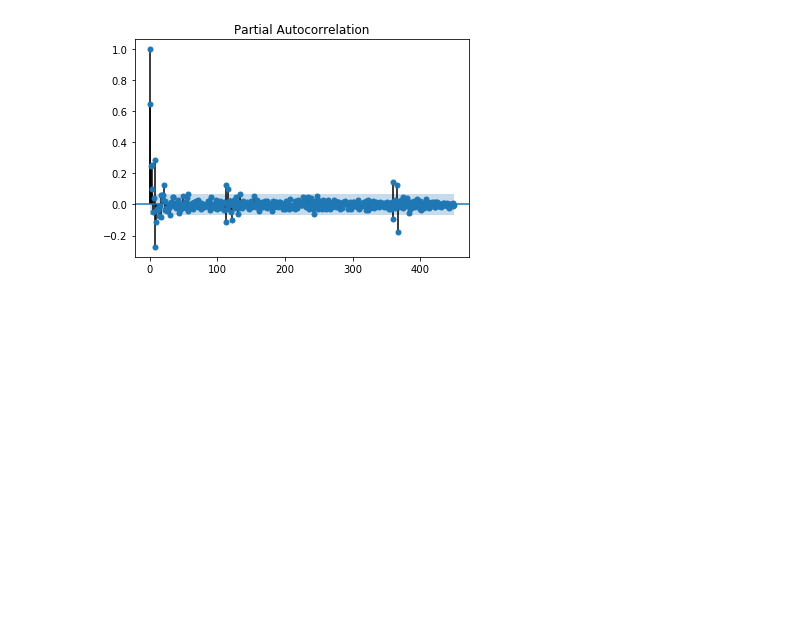
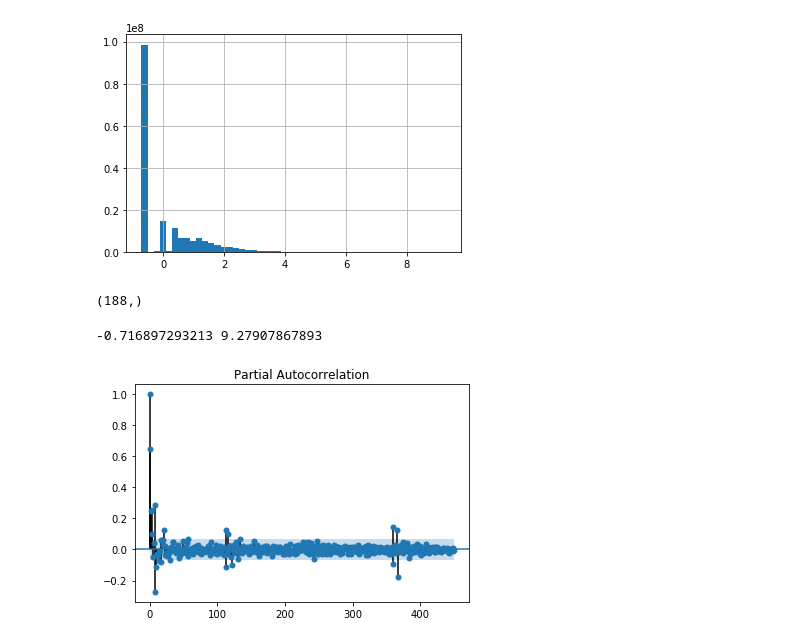
Before and after one commit to dchirikov/kg-favorita-grocery-sales-forecasting, a Jupyter notebook: 14-02.ipynb, the cells around one changed output. Cells and saved outputs as stored; diff of their text form; code cells hidden in the pictures; blank space fills up the shorter version.

```diff
--- a/14-02.ipynb
+++ b/14-02.ipynb
@@ -334,0 +437,5 @@ g_step: 1800 loss std/mean: 0.026659661903977394 0.5713880658149719
+# %%
+df['unit_sales_scaled'].hist(bins=50)
+plt.show()
+# %% [output]
+[figure, added]
@@ -335,3 +448,11 @@ g_step: 1800 loss std/mean: 0.026659661903977394 0.5713880658149719
+# %%
+np.unique(tmp).shape
+# %% [output]
+(188,)
+# %%
+print(df['unit_sales_scaled'].min(), df['unit_sales_scaled'].max())
+# %% [output]
+-0.716897293213 9.27907867893
 # %%
 sales = df[
     (df['item_nbr'] == 1503844) &
```
Also changed, not shown: parts of 20 cells of this notebook, 1 other file.
